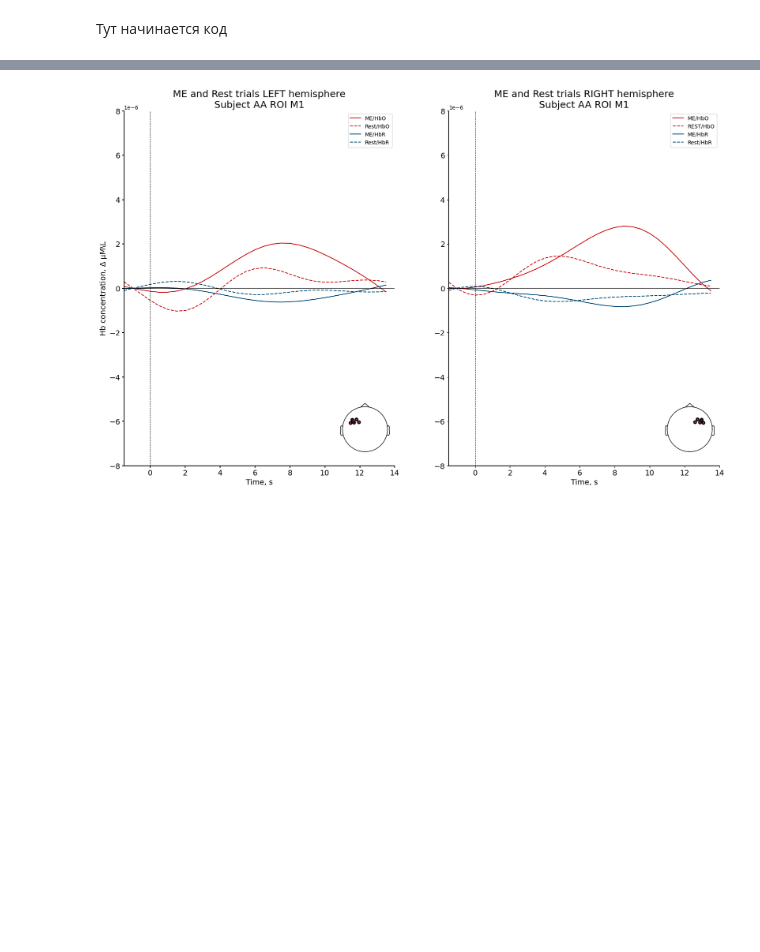
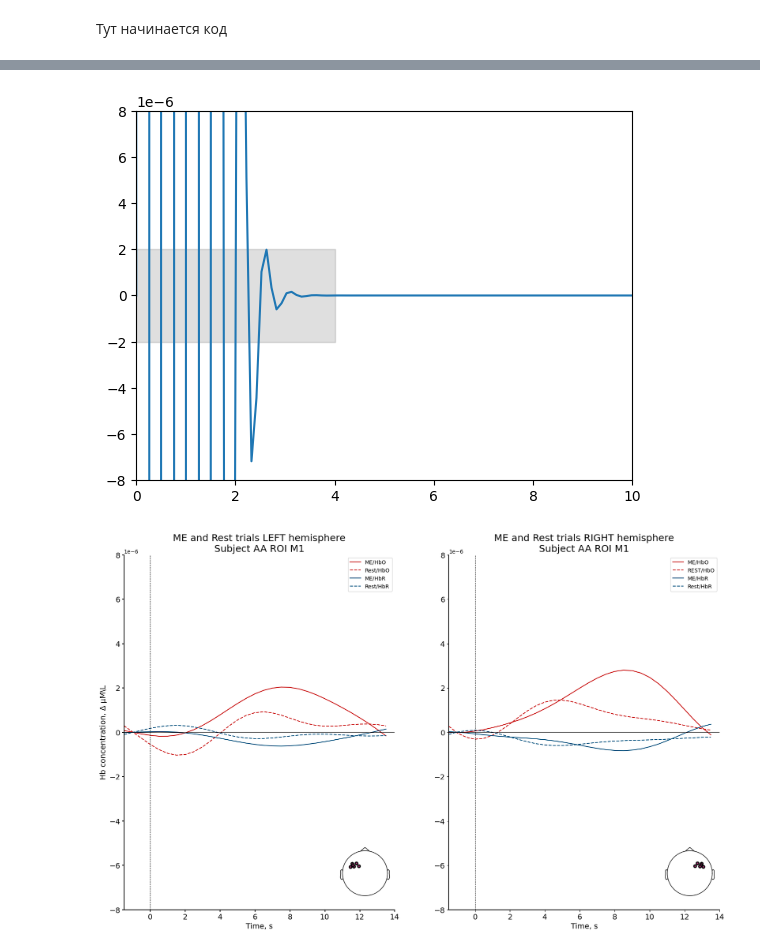
Before and after one commit to pius-desiderius/fnirs-data-analysis, a Jupyter notebook: fNIRS_cool.ipynb, the cells around one changed output, grey strips where cells are left out. Saved outputs shown, nothing was run; the diff lists cells and outputs as text; code cells hidden in the pictures; blank space fills up the shorter version.

```diff
--- a/fNIRS_cool.ipynb
+++ b/fNIRS_cool.ipynb
@@ -600,3 +283,31 @@ lower, upper = smr_mean_hbo_left - std_err, smr_mean_hbo_left + std_err
+# %%
+import matplotlib.pyplot as plt
+import numpy as np
+
+# Generate some data
+x = np.linspace(0, 10, 100)
+y = np.sin(4 * np.pi * x) * np.exp(-5 * x)
+
+# Create a plot
+fig, ax = plt.subplots()
+ax.plot(x, y)
+
+# Add a transparent color block with borders
+y_min = -2e-6
+y_max = 2e-6
+x_min = 0
+x_max = 4
+ax.fill_between([0, 4], y_min, y_max, color='grey', alpha=0.25)
+
+# Set the y limits
+ax.set_ylim(-8e-6, 8e-6)
+
+# Set the x limits
+ax.set_xlim(0, 10)
+
+plt.show()
+# %% [output]
+[figure, added]
 # %%
 from mpl_toolkits.axes_grid1.inset_locator import inset_axes
 
```
Also changed, not shown: parts of 22 cells of this notebook, 8 other files.
